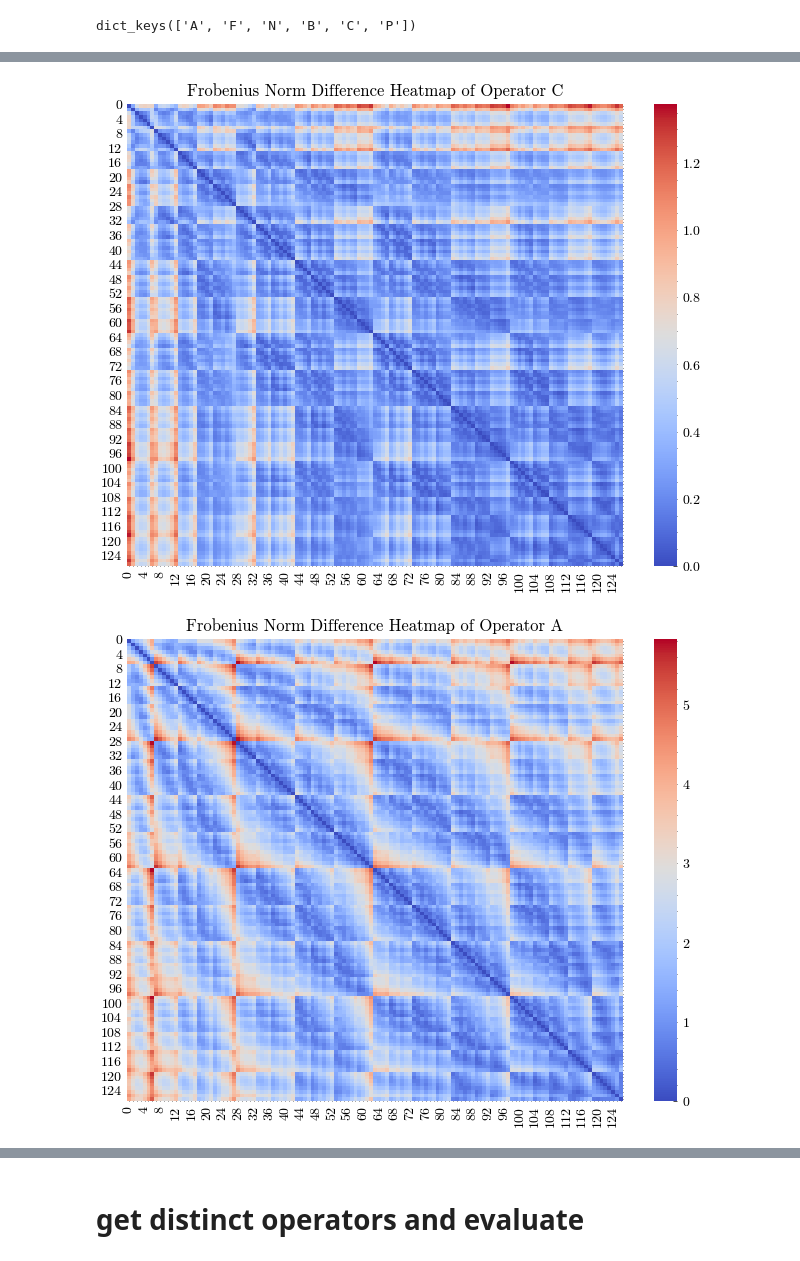
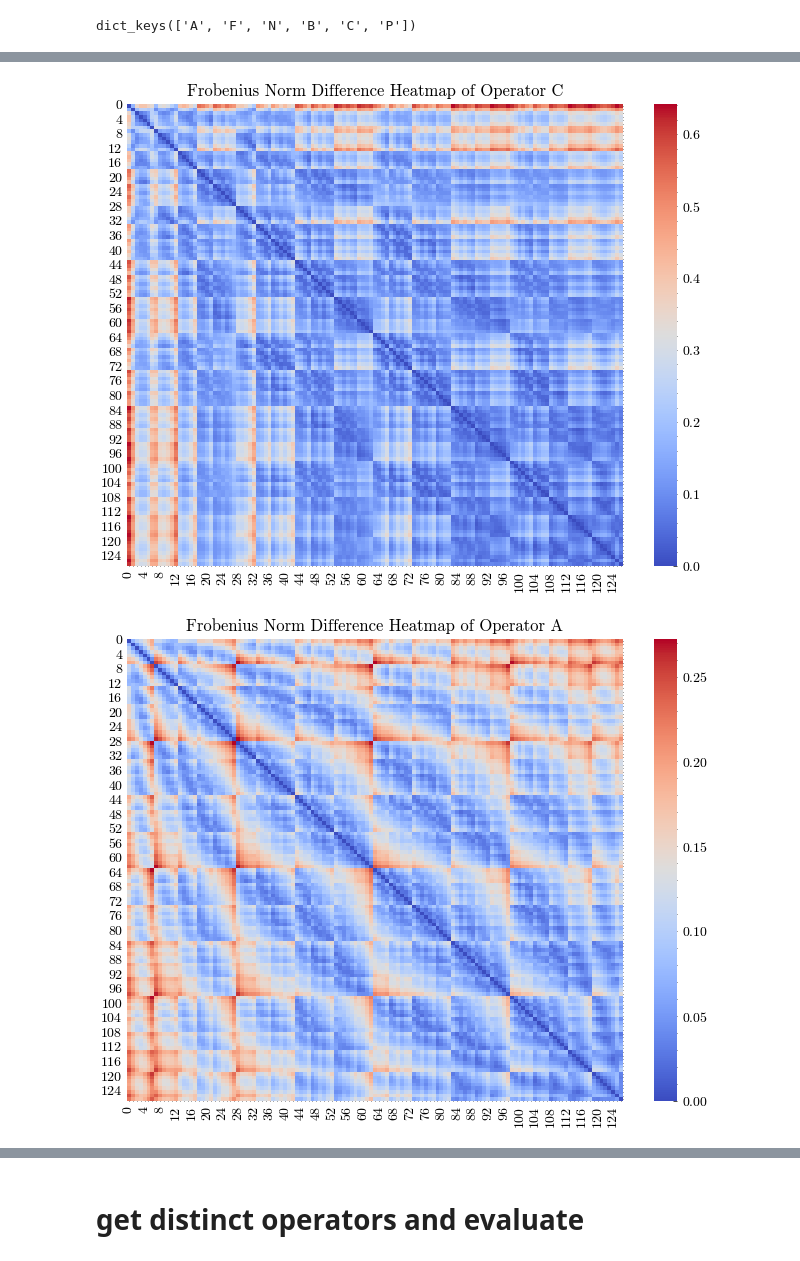
Before and after one commit to jinyi12/UnimodalSROB, a Jupyter notebook: src/Burgers_OpInf_RandomIC_Combinations_OperatorsAnalysis.ipynb, the cells around one changed output, grey strips where cells are left out. Drawn from its saved outputs; the diff is of its cells as text; code cells hidden in the pictures.

```diff
--- a/src/Burgers_OpInf_RandomIC_Combinations_OperatorsAnalysis.ipynb
+++ b/src/Burgers_OpInf_RandomIC_Combinations_OperatorsAnalysis.ipynb
@@ -662,15 +663,22 @@ for dictionary in operators_lst:
     operatorsP.append(dictionary['P'])
 
 
-# Function to compute the Frobenius norm difference between two matrices
-def frobenius_norm_difference(matrix_a, matrix_b):
-    return np.linalg.norm(matrix_a - matrix_b, 'fro')
+# Function to compute the normalized Frobenius norm difference between two matrices
+def normalized_frobenius_norm_difference(matrix_a, matrix_b):
+    norm_a = np.linalg.norm(matrix_a, 'fro')
+    norm_b = np.linalg.norm(matrix_b, 'fro')
+    diff_norm = np.linalg.norm(matrix_a - matrix_b, 'fro')
+    return diff_norm / max(norm_a, norm_b)
 
-# Function to compute the Spectral norm difference between two matrices
-def spectral_norm_difference(matrix_a, matrix_b):
-    return np.linalg.norm(matrix_a - matrix_b, )
+# Function to compute the normalized Spectral norm difference between two matrices
+def normalized_spectral_norm_difference(matrix_a, matrix_b):
+    norm_a = np.linalg.norm(matrix_a)
+    norm_b = np.linalg.norm(matrix_b)
+    diff_norm = np.linalg.norm(matrix_a - matrix_b)
+    return diff_norm / max(norm_a, norm_b)
 
-def pairwise_mat_distances(matrices):
+
+def pairwise_mat_distances(matrices, norm_function):
     num_matrices = len(matrices)
 
     # Initialize a 2D array with zeros
@@ -680,9 +688,29 @@ def pairwise_mat_distances(matrices):
         for j in range(i+1, num_matrices):
             matrix_a = matrices[i]
             matrix_b = matrices[j]
-            norm_diff = frobenius_norm_difference(matrix_a, matrix_b)
+            norm_diff = norm_function(matrix_a, matrix_b)
             # Store the norm difference in the pair_dist array
             pair_dist[i][j] = norm_diff
             pair_dist[j][i] = norm_diff  # Since distance is symmetric
 
     return pair_dist
+
+# Calculate pairwise distances for each type of operator and each norm
+operatorsA_frobenius = pairwise_mat_distances(operatorsA, normalized_frobenius_norm_difference)
+operatorsF_frobenius = pairwise_mat_distances(operatorsF, normalized_frobenius_norm_difference)
+operatorsC_frobenius = pairwise_mat_distances(operatorsC, normalized_frobenius_norm_difference)
+operatorsP_frobenius = pairwise_mat_distances(operatorsP, normalized_frobenius_norm_difference)
+
+operatorsA_spectral = pairwise_mat_distances(operatorsA, normalized_spectral_norm_difference)
+operatorsF_spectral = pairwise_mat_distances(operatorsF, normalized_spectral_norm_difference)
+operatorsC_spectral = pairwise_mat_distances(operatorsC, normalized_spectral_norm_difference)
+operatorsP_spectral = pairwise_mat_distances(operatorsP, normalized_spectral_norm_difference)
+
+# Print or process the resulting distance matrices as needed
+print("Pairwise Frobenius distances (A):")
+print(operatorsA_frobenius)
+
+print("Pairwise Spectral distances (A):")
+print(operatorsA_spectral)
+
+# Repeat for F, C, and P as needed
@@ -689,5 +734,5 @@ def pairwise_mat_distances(matrices):
 # %%
-operatorsC_frobenius = pairwise_mat_distances(operatorsC)
+# operatorsC_frobenius = pairwise_mat_distances(operatorsC)
 
 # Create a heatmap to visualize the distance matrix
 num_matrices = len(operatorsC)
@@ -697,18 +742,18 @@ sns.heatmap(operatorsC_frobenius, cmap='coolwarm')
 plt.title('Frobenius Norm Difference Heatmap of Operator C')
 plt.show()
 # %% [output]
-[figure, old version]
+[figure, new version]
 # %%
-operatorsA_frobenius = pairwise_mat_distances(operatorsA)
+# operatorsA_frobenius = pairwise_mat_distances(operatorsA)
 
 # Create a heatmap to visualize the distance matrix
 num_matrices = len(operatorsA)
 plt.figure(figsize=(8, 6))
 # sns.heatmap(operatorsA_frobenius, annot=True, cmap='coolwarm', xticklabels=[f'Matrix {i+1}' for i in range(num_matrices)], yticklabels=[f'Matrix {i+1}' for i in range(num_matrices)])
 sns.heatmap(operatorsA_frobenius, cmap='coolwarm')
 plt.title('Frobenius Norm Difference Heatmap of Operator A')
 plt.show()
 # %% [output]
-[figure, old version]
+[figure, new version]
 # %%
 # calculate spectral norm
```
Also changed, not shown: parts of 27 cells of this notebook.
